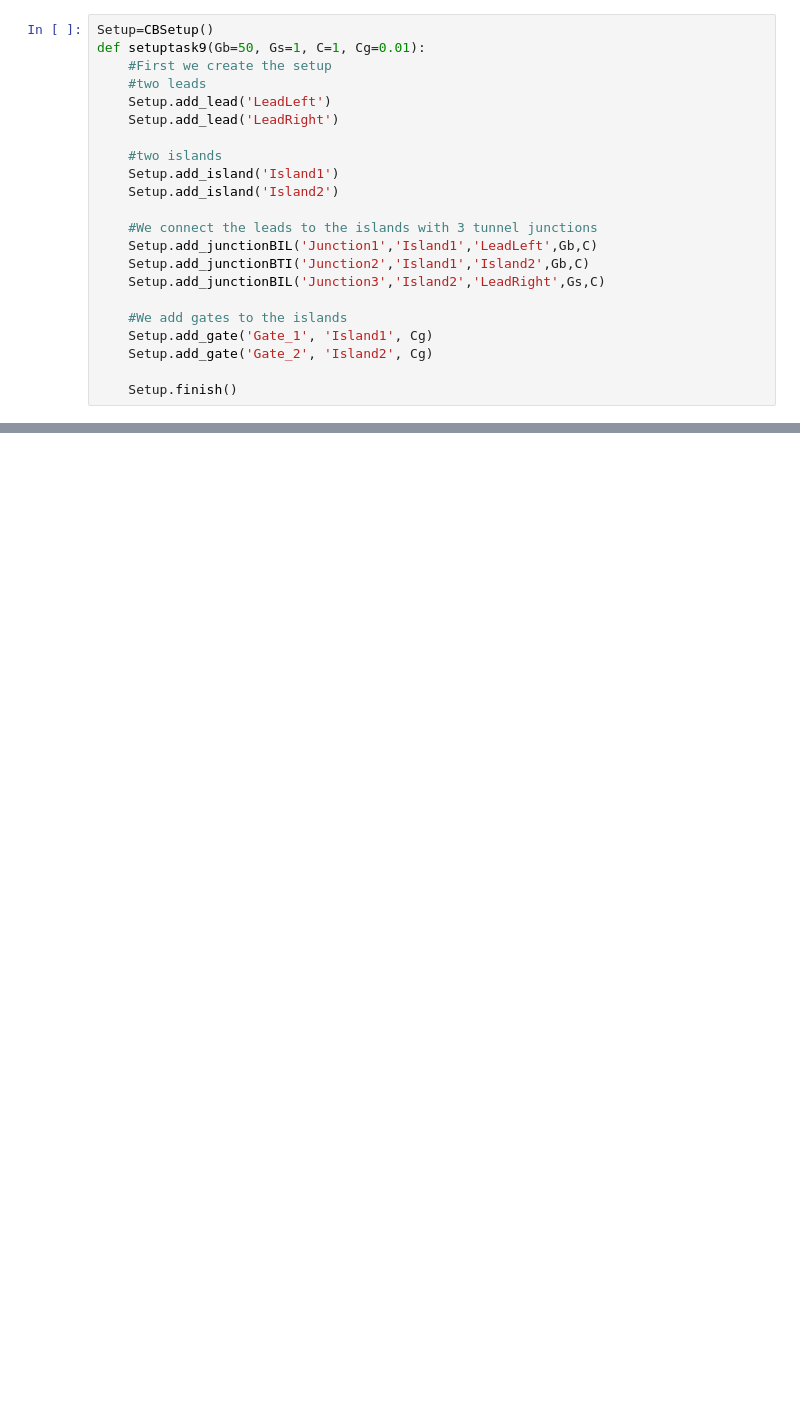
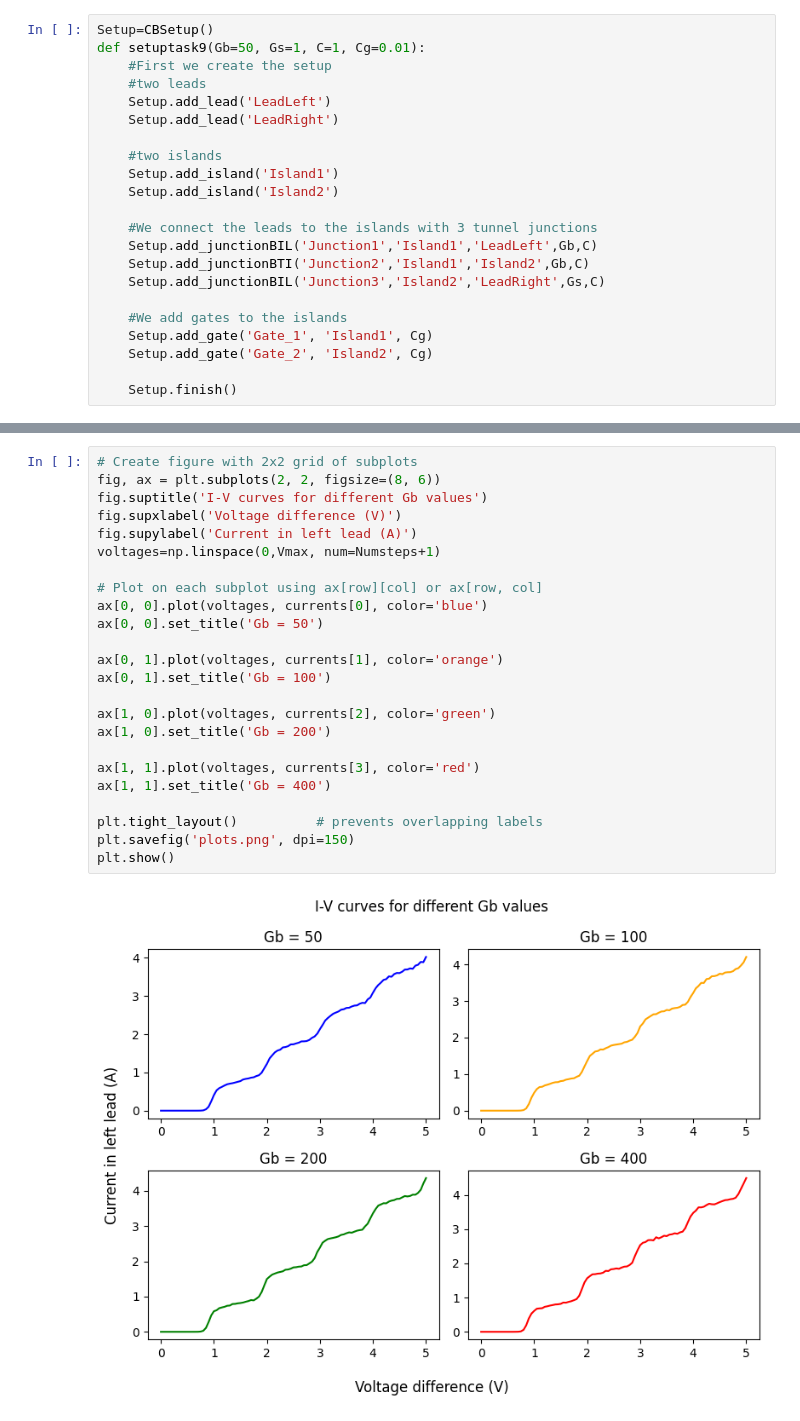
Before and after one commit to Maxim1920/Quantum_Transport, a Jupyter notebook: Coulomb blockade/Task9.ipynb, the cells around one changed output, grey strips where cells are left out. Drawn from its saved outputs; the diff is of its cells as text; blank space fills up the shorter version.

```diff
--- a/Coulomb blockade/Task9.ipynb
+++ b/Coulomb blockade/Task9.ipynb
@@ -53,3 +91,29 @@ Setup.temperature = 10e-3
+# %%
+# Create figure with 2x2 grid of subplots
+fig, ax = plt.subplots(2, 2, figsize=(8, 6))
+fig.suptitle('I-V curves for different Gb values')
+fig.supxlabel('Voltage difference (V)')
+fig.supylabel('Current in left lead (A)')
+voltages=np.linspace(0,Vmax, num=Numsteps+1)
+
+# Plot on each subplot using ax[row][col] or ax[row, col]
+ax[0, 0].plot(voltages, currents[0], color='blue')
+ax[0, 0].set_title('Gb = 50')
+
+ax[0, 1].plot(voltages, currents[1], color='orange')
+ax[0, 1].set_title('Gb = 100')
+
+ax[1, 0].plot(voltages, currents[2], color='green')
+ax[1, 0].set_title('Gb = 200')
+
+ax[1, 1].plot(voltages, currents[3], color='red')
+ax[1, 1].set_title('Gb = 400')
+
+plt.tight_layout()          # prevents overlapping labels
+plt.savefig('plots.png', dpi=150)
+plt.show()
+# %% [output]
+[figure, added]
 # %%
 #let us take an I-Vcurve from 0 to 20 with 1000 steps, time interval 1000. Took about 15 min for N=8 T=0.27
 zeros=np.zeros(2)
```
Also changed, not shown: parts of 7 cells of this notebook, 1 other file.
